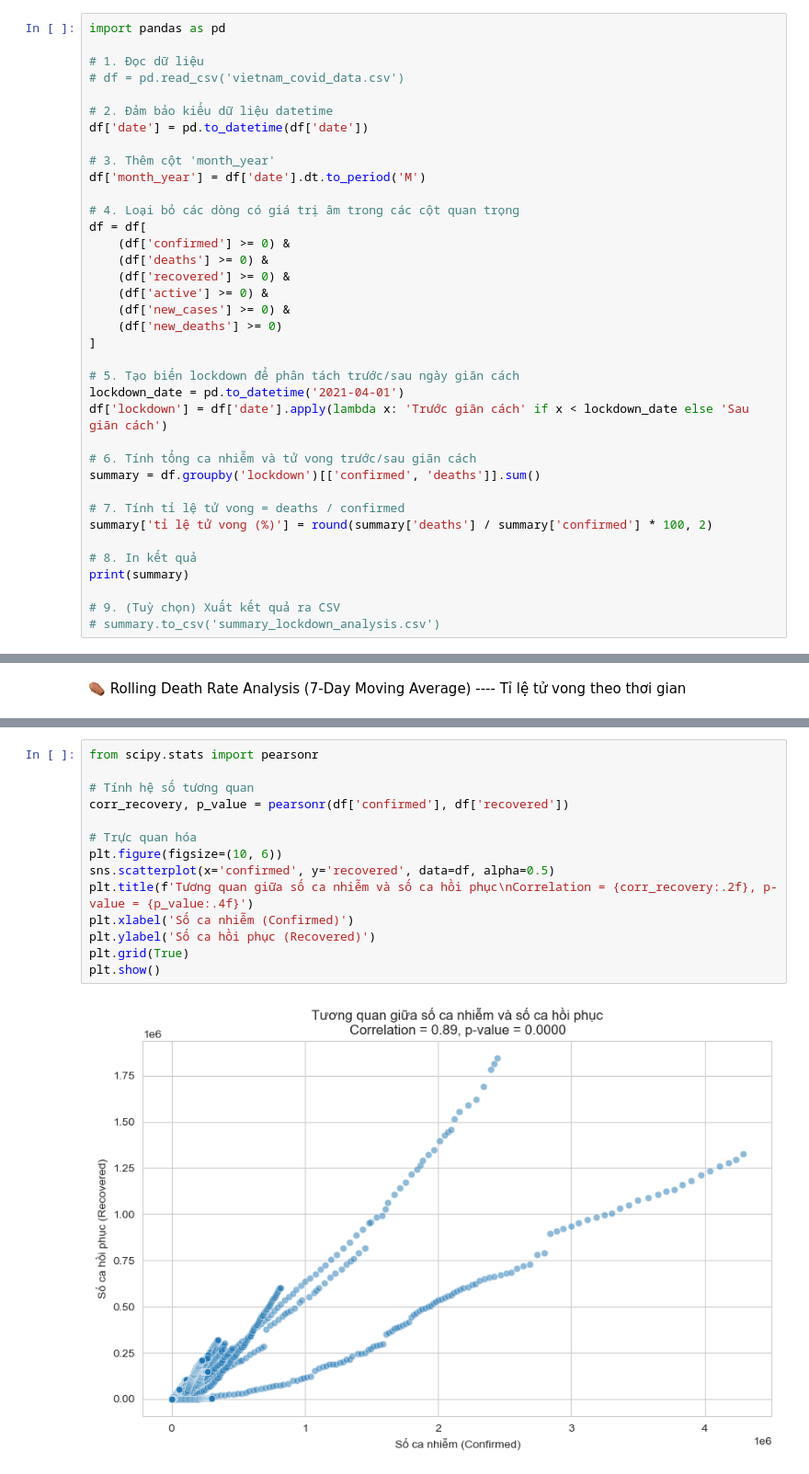
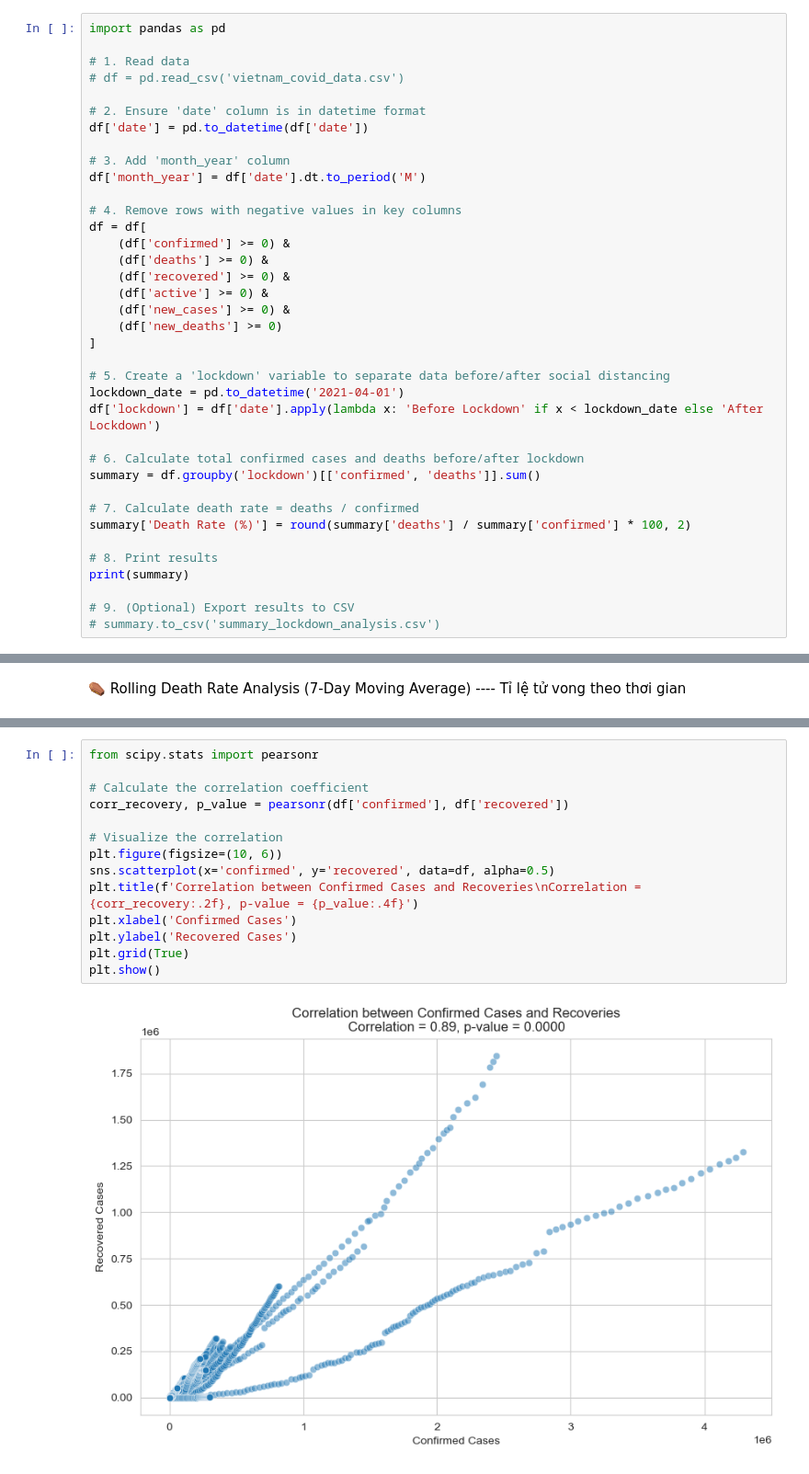
Before and after one commit to DuyLinh-Data/DA_self_learning, a Jupyter notebook: Stats_covid19/Stats_covid19.ipynb, the cells around one changed output, grey strips where cells are left out. Shown at 92% size. Drawn from its saved outputs; the diff is of its cells as text.

```diff
--- a/Stats_covid19/Stats_covid19.ipynb
+++ b/Stats_covid19/Stats_covid19.ipynb
@@ -1374,16 +1362,16 @@ Dưới đây là đoạn code hoàn chỉnh đã được gộp lại, bao gồ
 # %%
 import pandas as pd
 
-# 1. Đọc dữ liệu
+# 1. Read data
 # df = pd.read_csv('vietnam_covid_data.csv')
 
-# 2. Đảm bảo kiểu dữ liệu datetime
+# 2. Ensure 'date' column is in datetime format
 df['date'] = pd.to_datetime(df['date'])
 
-# 3. Thêm cột 'month_year'
+# 3. Add 'month_year' column
 df['month_year'] = df['date'].dt.to_period('M')
 
-# 4. Loại bỏ các dòng có giá trị âm trong các cột quan trọng
+# 4. Remove rows with negative values in key columns
 df = df[
     (df['confirmed'] >= 0) &
     (df['deaths'] >= 0) &
@@ -1393,19 +1381,19 @@ df = df[
     (df['new_deaths'] >= 0)
 ]
 
-# 5. Tạo biến lockdown để phân tách trước/sau ngày giãn cách
+# 5. Create a 'lockdown' variable to separate data before/after social distancing
 lockdown_date = pd.to_datetime('2021-04-01')
-df['lockdown'] = df['date'].apply(lambda x: 'Trước giãn cách' if x < lockdown_date else 'Sau giãn cách')
+df['lockdown'] = df['date'].apply(lambda x: 'Before Lockdown' if x < lockdown_date else 'After Lockdown')
 
-# 6. Tính tổng ca nhiễm và tử vong trước/sau giãn cách
+# 6. Calculate total confirmed cases and deaths before/after lockdown
 summary = df.groupby('lockdown')[['confirmed', 'deaths']].sum()
 
-# 7. Tính tỉ lệ tử vong = deaths / confirmed
-summary['tỉ lệ tử vong (%)'] = round(summary['deaths'] / summary['confirmed'] * 100, 2)
+# 7. Calculate death rate = deaths / confirmed
+summary['Death Rate (%)'] = round(summary['deaths'] / summary['confirmed'] * 100, 2)
 
-# 8. In kết quả
+# 8. Print results
 print(summary)
 
-# 9. (Tuỳ chọn) Xuất kết quả ra CSV
+# 9. (Optional) Export results to CSV
 # summary.to_csv('summary_lockdown_analysis.csv')
 # %% [output]
@@ -1952,16 +1857,16 @@ Mối tương quan giữa "Số ca nhiễm" và "Số ca hồi phục"
 # %%
 from scipy.stats import pearsonr
 
-# Tính hệ số tương quan
+# Calculate the correlation coefficient
 corr_recovery, p_value = pearsonr(df['confirmed'], df['recovered'])
 
-# Trực quan hóa
+# Visualize the correlation
 plt.figure(figsize=(10, 6))
 sns.scatterplot(x='confirmed', y='recovered', data=df, alpha=0.5)
-plt.title(f'Tương quan giữa số ca nhiễm và số ca hồi phục\nCorrelation = {corr_recovery:.2f}, p-value = {p_value:.4f}')
-plt.xlabel('Số ca nhiễm (Confirmed)')
-plt.ylabel('Số ca hồi phục (Recovered)')
+plt.title(f'Correlation between Confirmed Cases and Recoveries\nCorrelation = {corr_recovery:.2f}, p-value = {p_value:.4f}')
+plt.xlabel('Confirmed Cases')
+plt.ylabel('Recovered Cases')
 plt.grid(True)
 plt.show()
 # %% [output]
-[figure, old version]
+[figure, new version]
```
Also changed, not shown: parts of 40 cells of this notebook.
